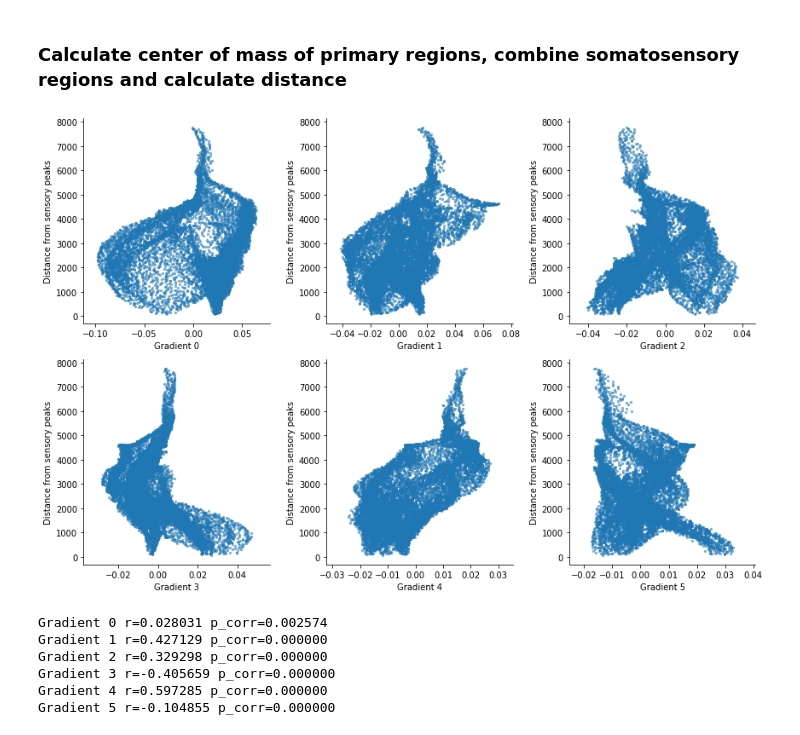
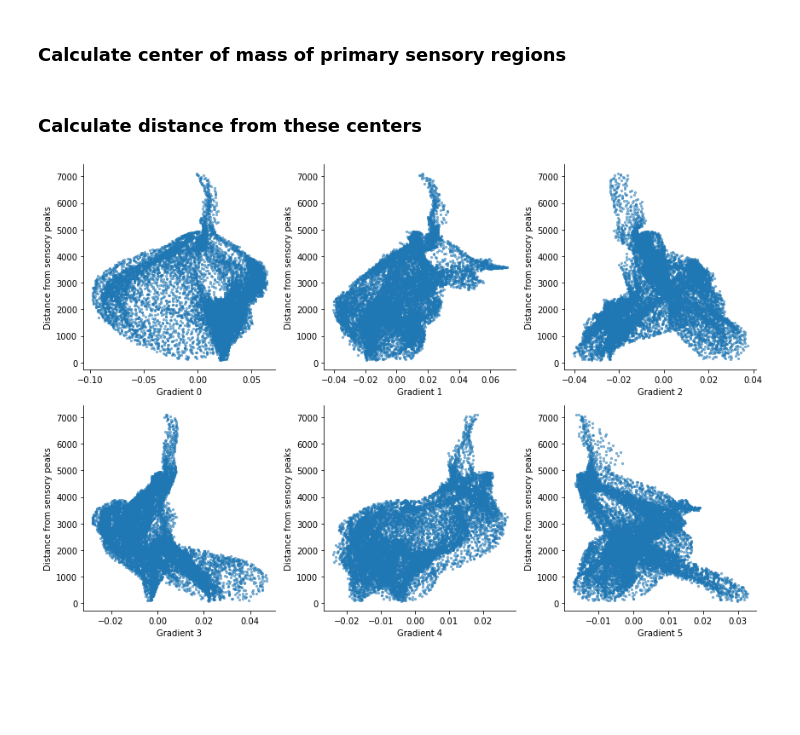
Before and after one commit to juhuntenburg/mouse_gradients, a Jupyter notebook: 05_Distance_Sensory.ipynb, the cells around one changed output. Saved outputs shown, nothing was run; the diff lists cells and outputs as text; code cells hidden in the pictures; blank space fills up the shorter version.

Commit message:
Distance from sensory centers

```diff
--- a/05_Distance_Sensory.ipynb
+++ b/05_Distance_Sensory.ipynb
@@ -21,18 +18,0 @@ gradients = io.load_mesh('/home/julia/data/gradients/results/embedding_vol/embed
-# %%
-for a in ['AUDp', 'VISp', 'MOp']:
-    idx = df.loc[df['acronym'] == a, 'id'].values[0]
-    new_mesh = {'points':mesh['points'], 'faces':mesh['faces']}
-    new_data = np.zeros_like(mesh['data'])
-    new_data[np.round(mesh['data'])==idx] = 1
-    new_mesh['data']=new_data
-    io.save_mesh('/home/julia/data/gradients/results/distance/%s.vtk'%a, new_mesh)
-# %%
-new_mesh = {'points':mesh['points'], 'faces':mesh['faces']}
-new_data = np.zeros_like(mesh['data'])
-
-for a in ['SSp-n','SSp-bfd', 'SSp-ll', 'SSp-m', 'SSp-ul', 'SSp-tr', 'SSp-un']:
-    idx = df.loc[df['acronym'] == a, 'id'].values[0]
-    new_data[np.round(mesh['data'])==idx] = 1
-
-new_mesh['data']=new_data
-io.save_mesh('/home/julia/data/gradients/results/distance/SSp.vtk', new_mesh)
@@ -39,13 +52,21 @@ io.save_mesh('/home/julia/data/gradients/results/distance/SSp.vtk', new_mesh)
 # %% [markdown]
-### Calculate center of mass of primary regions, combine somatosensory regions and calculate distance
+### Calculate center of mass of primary sensory regions
 # %%
 patches = np.zeros_like(mesh['data'])
-for a in ['SSp-bfd', 'SSp-m']:
+center_data = np.zeros_like(mesh['data'])
+#for a in ['SSp-bfd', 'SSp-m']:
+#    idx = df.loc[df['acronym'] == a, 'id'].values[0]
+#    patches[np.round(mesh['data'])==idx] = 1
+#sub_patches = subcluster_graph(mesh['points'],  mesh['faces'], patches)
+#patch_a = np.hstack((np.where([sub_patches[:,1]==1])[1], np.where([sub_patches[:,1]==2])[1]))
+#patch_b = np.hstack((np.where([sub_patches[:,1]==3])[1], np.where([sub_patches[:,1]==4])[1]))
+
+for a in ['SSp-n','SSp-bfd', 'SSp-ll', 'SSp-m', 'SSp-ul', 'SSp-tr', 'SSp-un']:
     idx = df.loc[df['acronym'] == a, 'id'].values[0]
     patches[np.round(mesh['data'])==idx] = 1
 sub_patches = subcluster_graph(mesh['points'],  mesh['faces'], patches)
-patch_a = np.hstack((np.where([sub_patches[:,1]==1])[1], np.where([sub_patches[:,1]==2])[1]))
-patch_b = np.hstack((np.where([sub_patches[:,1]==3])[1], np.where([sub_patches[:,1]==4])[1]))
+patch_a = np.where([sub_patches[:,1]==1])[1]
+patch_b = np.where([sub_patches[:,1]==2])[1]
 
 for patch in [patch_a, patch_b]:
     x = mesh['points'][patch][:,0].min() + ((mesh['points'][patch][:,0].max() - mesh['points'][patch][:,0].min())/2)
@@ -69,10 +90,10 @@ for a in ['VISp', 'AUDp']:
         center = np.argmin(np.sqrt(np.sum((mesh['points']-[x,y,z])**2, axis=1)))
         center_data[center] = 1
 
-io.save_mesh('/home/julia/data/gradients/results/distance/type4_centers.vtk',
+io.save_mesh(data_dir + 'results/sensory_distance/sensory_centers.vtk',
              {'points':mesh['points'], 'faces':mesh['faces'], 'data':center_data})
-# %%
-center_data = io.load_mesh('/home/julia/data/gradients/results/distance/type4_centers.vtk')['data']
+# %% [markdown]
+### Calculate distance from these centers
 # %%
 source = np.where(center_data==1)[0]
 dist = gdist.compute_gdist(np.array(mesh['points'], dtype=np.float64),
@@ -86,18 +107,16 @@ io.save_mesh('/home/julia/data/gradients/results/distance/type4_center_dist.vtk'
              {'points':mesh['points'], 'faces':mesh['faces'], 'data':dist_mesh})
 # %%
-dist = io.load_mesh('/home/julia/data/gradients/results/distance/type4_center_dist.vtk')
-
 fig = plt.figure(figsize=(12, 8))
 for g in range(6):
     fig.add_subplot(2,3,(g+1))
-    mask = np.zeros(dist['data'].shape[0], dtype=np.int16)
+    mask = np.zeros(dist_mesh.shape[0], dtype=np.int16)
     mask[gradients['data'][:,g]!=0]=1
-    mask[dist['data'][:,0]==0]=0
+    mask[dist_mesh[:,0]==0]=0
     mask=np.where(mask==1)[0]
-    plt.scatter(gradients['data'][:,g][mask], dist['data'][:,0][mask], alpha=0.5, s=5)
+    plt.scatter(gradients['data'][:,g][mask], dist_mesh[:,0][mask], alpha=0.5, s=5)
     plt.xlabel('Gradient %s'%g)
     plt.ylabel('Distance from sensory peaks')
     sns.despine()
     plt.tight_layout()
 # %% [output]
-[figure, old version]
+[figure, new version]
@@ -116,12 +122,0 @@ for g in range(6):
-# %%
-reject_0, p_corr, _, _ = multipletests(p_values, alpha=0.01, method='fdr_bh')
-for g in range(6):
-    if reject_0[g] == True:
-        print('Gradient %i'%g, "r=%f"%r_values[g], 'p_corr=%f'%p_corr[g])
-# %% [output]
-Gradient 0 r=0.028031 p_corr=0.002574
-Gradient 1 r=0.427129 p_corr=0.000000
-Gradient 2 r=0.329298 p_corr=0.000000
-Gradient 3 r=-0.405659 p_corr=0.000000
-Gradient 4 r=0.597285 p_corr=0.000000
-Gradient 5 r=-0.104855 p_corr=0.000000
```
Also changed, not shown: parts of 10 cells of this notebook, 1 other file.
